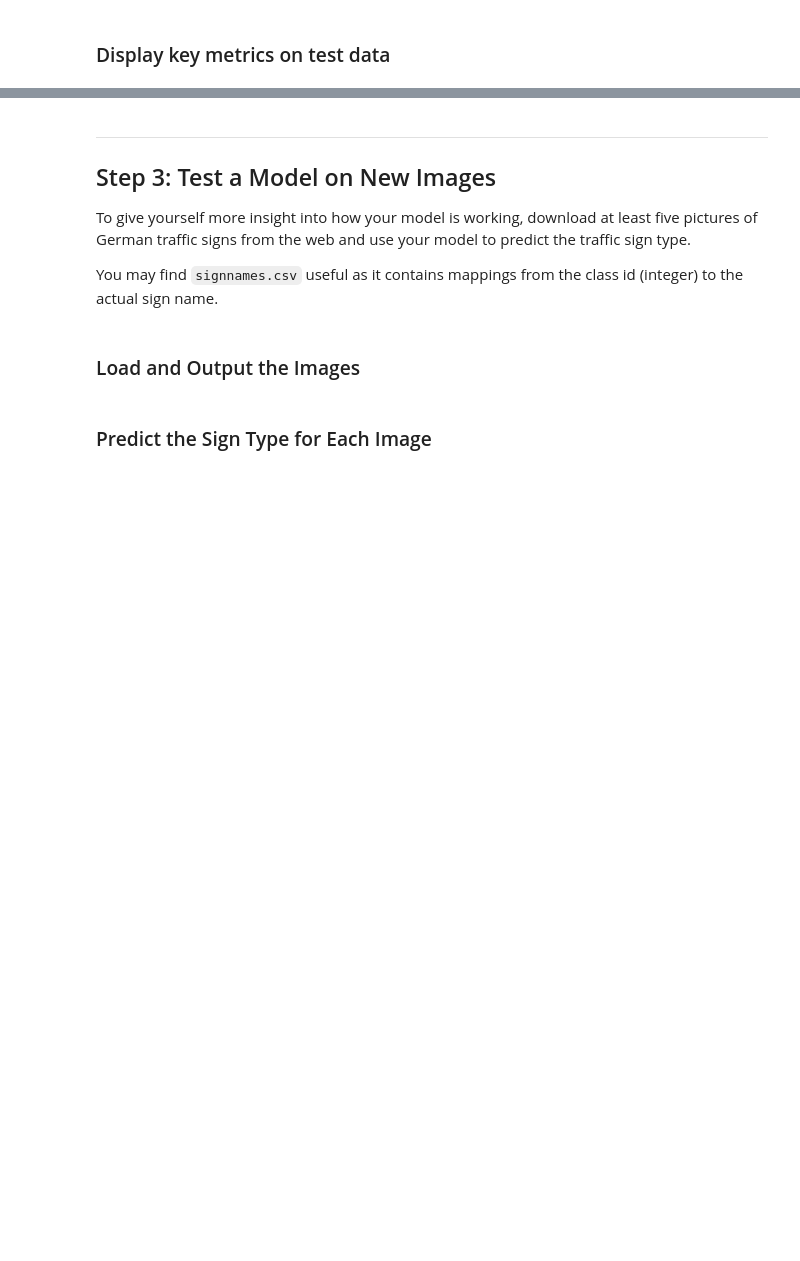
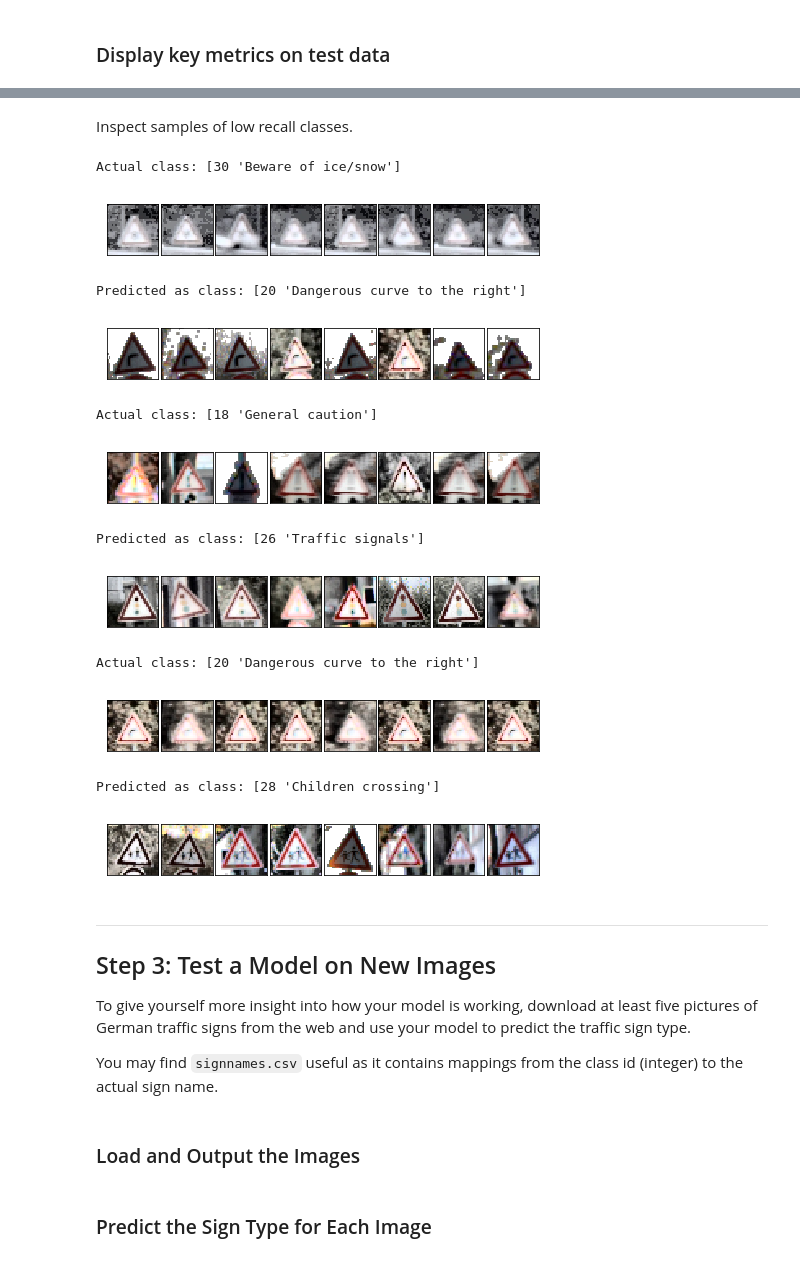
Before and after one commit to farhanhubble/traffic-signs-recognizer, a Jupyter notebook: Traffic_Sign_Classifier.ipynb, the cells around one changed output, grey strips where cells are left out. Cells and saved outputs as stored; diff of their text form; code cells hidden in the pictures; blank space fills up the shorter version.

```diff
--- a/Traffic_Sign_Classifier.ipynb
+++ b/Traffic_Sign_Classifier.ipynb
@@ -651,3 +700,35 @@ plt.imshow(metrics['confmat'],cmap=plt.cm.Blues)
+# %% [markdown]
+Inspect samples of low recall classes.
+# %%
+for i in range(len(low_recall_classes)):
+    # Get misclassified samples from target class.
+    target_idx = np.logical_and(np.squeeze(y_test==low_recall_classes[i]),
+                                np.squeeze(predicted_labels== false_negative_classes[i]))
+
+    target_samples = X_test[target_idx]
+
+    # Get (representative) samples from the false negative class.
+    fp_idx = np.where(y_test == false_negative_classes[i] )
+    fp_samples = X_test[fp_idx]
+
+    print("Actual class:",sign_names[low_recall_classes[i]])
+    plot_random_samples(target_samples,8)
+    print("Predicted as class:",sign_names[false_negative_classes[i]])
+    plot_random_samples(fp_samples,8)
+    print("\n\n")
+# %% [output]
+Actual class: [30 'Beware of ice/snow']
+[figure, added]
+Predicted as class: [20 'Dangerous curve to the right']
+[figure, added]
+Actual class: [18 'General caution']
+[figure, added]
+Predicted as class: [26 'Traffic signals']
+[figure, added]
+Actual class: [20 'Dangerous curve to the right']
+[figure, added]
+Predicted as class: [28 'Children crossing']
+[figure, added]
 # %% [markdown]
 ---
 
```
Also changed, not shown: parts of 16 cells of this notebook, 3 other files.
